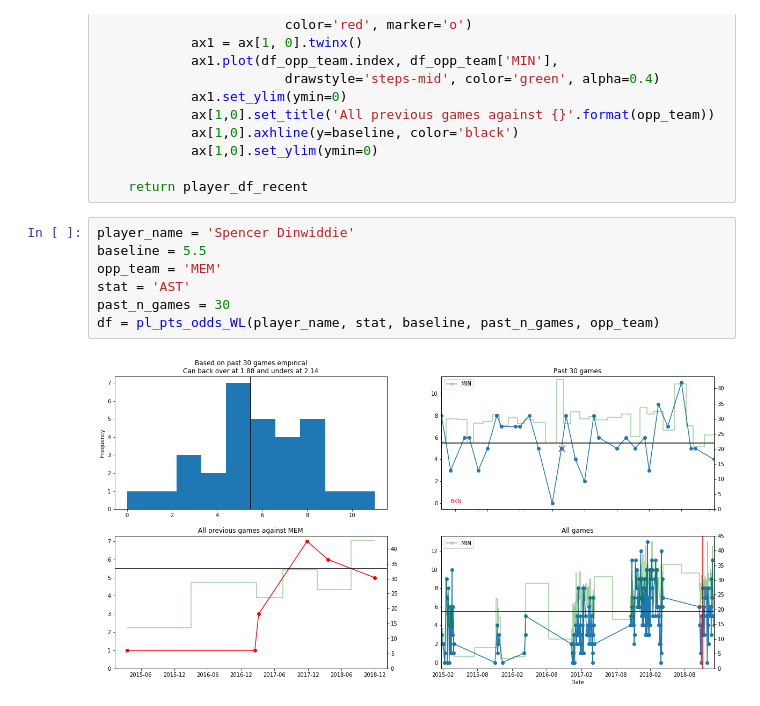
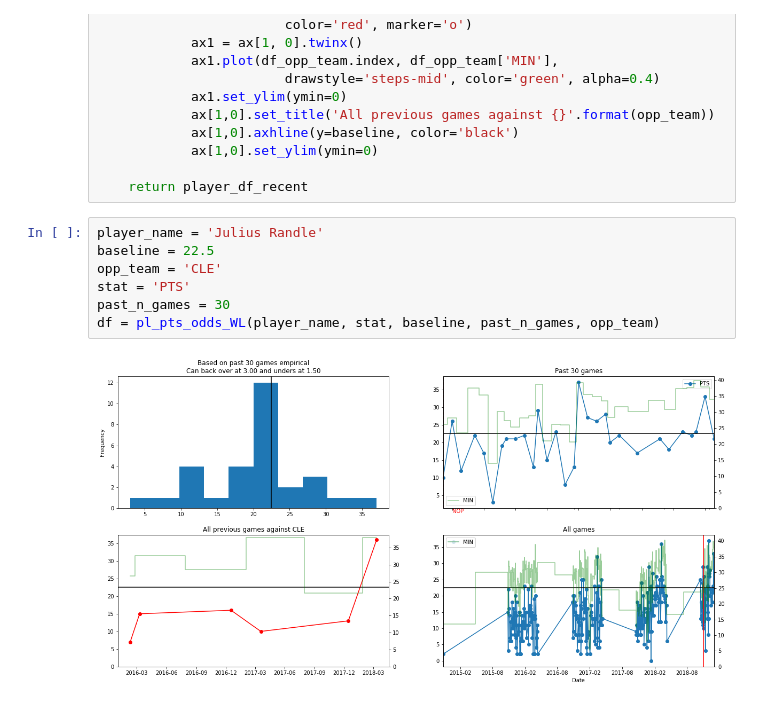
Before and after one commit to johnny-wong/nba_stats, a Jupyter notebook: Notebooks/Tools/1. Player stats overview.ipynb, the cells around one changed output. Cells and saved outputs as stored; diff of their text form.

```diff
--- a/Notebooks/Tools/1. Player stats overview.ipynb
+++ b/Notebooks/Tools/1. Player stats overview.ipynb
@@ -124,11 +124,11 @@ def pl_pts_odds_WL(player_name, stat, baseline, past_n_games, opp_team=None):
 
     return player_df_recent
 # %%
-player_name = 'Spencer Dinwiddie'
-baseline = 5.5
-opp_team = 'MEM'
-stat = 'AST'
+player_name = 'Julius Randle'
+baseline = 22.5
+opp_team = 'CLE'
+stat = 'PTS'
 past_n_games = 30
 df = pl_pts_odds_WL(player_name, stat, baseline, past_n_games, opp_team)
 # %% [output]
-[figure, old version]
+[figure, new version]
```
Also changed, not shown: 1 other file.
